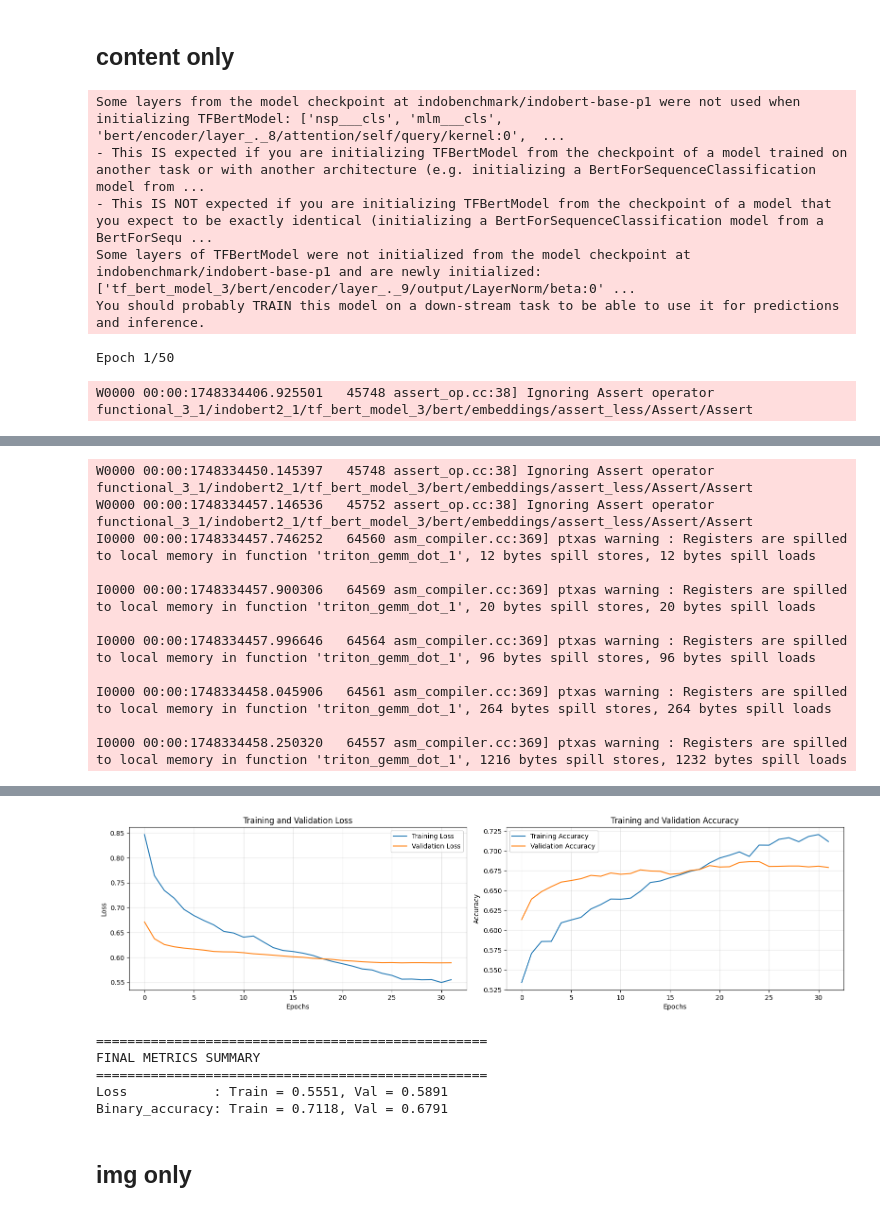
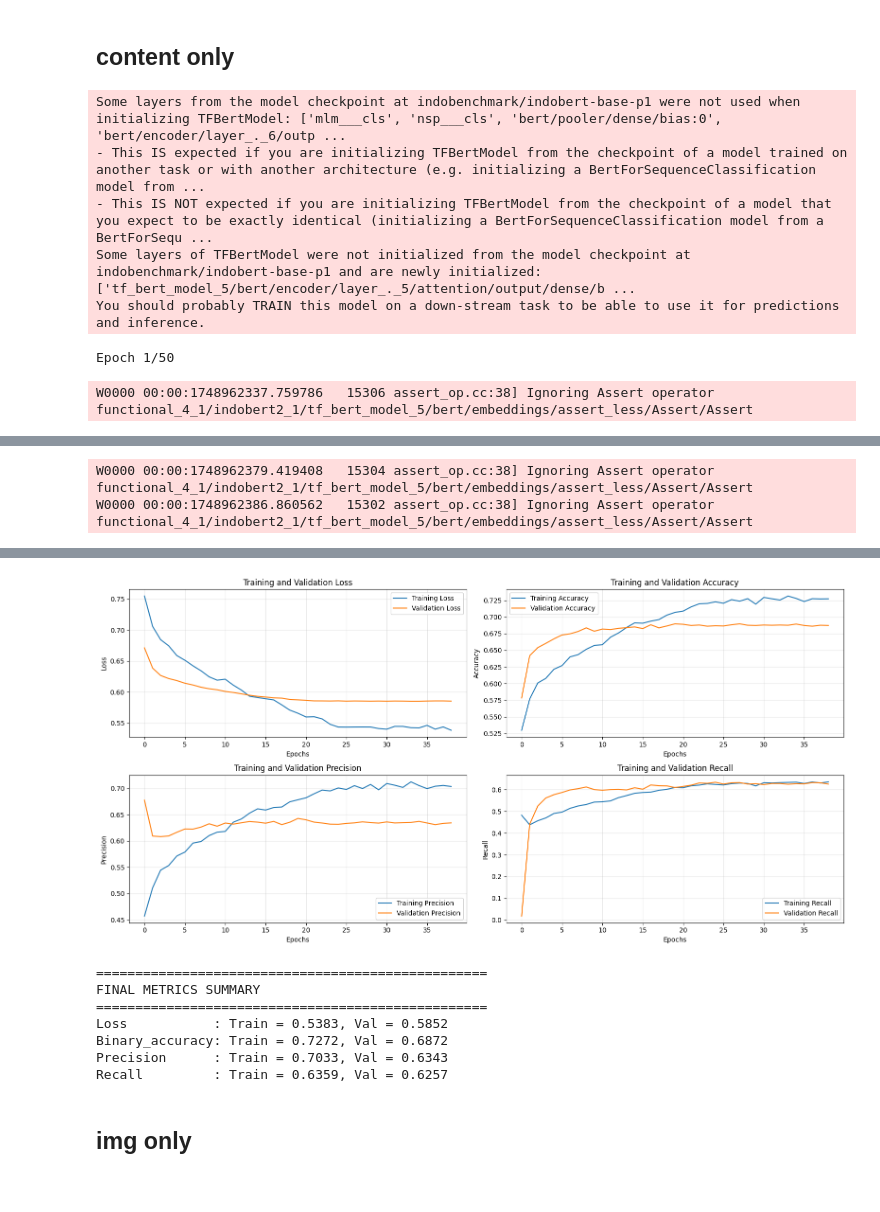
Before and after one commit to Sadrian69/Skripsi, a Jupyter notebook: tests.ipynb, the cells around one changed output, grey strips where cells are left out. Saved outputs shown, nothing was run; the diff lists cells and outputs as text; code cells hidden in the pictures.

Commit message:
Precision and Recall
Added precision and recall to metrics as well as the relevant graphs

```diff
--- a/tests.ipynb
+++ b/tests.ipynb
@@ -85,6 +85,7 @@ class BertEmbeddingLayer(tf.keras.layers.Layer):
 ## text only
 # %%
 def makemodel(output_bias=None):
+    # Text using IndoBertp1
     ids1 = tf.keras.layers.Input(shape=(32,), dtype=tf.int32, name="title")
     att1 = tf.keras.layers.Input(shape=(32,), dtype=tf.int32, name="titlemask")
     ids2 = tf.keras.layers.Input(shape=(128,), dtype=tf.int32, name="content")
@@ -117,7 +118,7 @@ def makemodel(output_bias=None):
 
     fin = tf.keras.layers.Dense(64, activation='relu')(fin)
     fin = tf.keras.layers.Dropout(0.2)(fin)
-    fin = tf.keras.layers.Dense(2, activation='softmax')(fin)
+    fin = tf.keras.layers.Dense(1, activation='sigmoid')(fin)
 
     final = tf.keras.Model(inputs=[ids1, att1, ids2, att2], outputs=fin)
 
@@ -127,7 +128,7 @@ def makemodel(output_bias=None):
     final.compile(
         loss = tf.keras.losses.BinaryCrossentropy(),
         optimizer=optimizer,
-        metrics=[tf.keras.metrics.BinaryAccuracy(),tf.keras.metrics.Precision(),tf.keras.metrics.Recall()]
+        metrics=[tf.keras.metrics.BinaryAccuracy(),tf.keras.metrics.Precision(name='precision'),tf.keras.metrics.Recall(name='recall')]
     )
 
     return final
@@ -366,7 +367,7 @@ def makemodel(output_bias=None):
 
     fin = tf.keras.layers.Dense(64, activation='relu')(fin)
     fin = tf.keras.layers.Dropout(0.2)(fin)
-    fin = tf.keras.layers.Dense(2, activation='softmax')(fin)
+    fin = tf.keras.layers.Dense(1, activation='sigmoid')(fin)
 
     final = tf.keras.Model(inputs=[ids1, att1, img1], outputs=fin)
 
@@ -376,7 +377,7 @@ def makemodel(output_bias=None):
     final.compile(
         loss = tf.keras.losses.BinaryCrossentropy(),
         optimizer=optimizer,
-        metrics=[tf.keras.metrics.BinaryAccuracy(),tf.keras.metrics.Precision(),tf.keras.metrics.Recall()]
+        metrics=[tf.keras.metrics.BinaryAccuracy(),tf.keras.metrics.Precision(name='precision'),tf.keras.metrics.Recall(name='recall')]
     )
 
     return final
@@ -557,7 +555,7 @@ def makemodel(output_bias=None):
 
     fin = tf.keras.layers.Dense(64, activation='relu')(fin)
     fin = tf.keras.layers.Dropout(0.2)(fin)
-    fin = tf.keras.layers.Dense(2, activation='softmax')(fin)
+    fin = tf.keras.layers.Dense(1, activation='sigmoid')(fin)
 
     final = tf.keras.Model(inputs=[ids2, att2, img1], outputs=fin)
 
@@ -567,7 +565,7 @@ def makemodel(output_bias=None):
     final.compile(
         loss = tf.keras.losses.BinaryCrossentropy(),
         optimizer=optimizer,
-        metrics=[tf.keras.metrics.BinaryAccuracy(),tf.keras.metrics.Precision(),tf.keras.metrics.Recall()]
+        metrics=[tf.keras.metrics.BinaryAccuracy(),tf.keras.metrics.Precision(name='precision'),tf.keras.metrics.Recall(name='recall')]
     )
 
     return final
@@ -709,6 +707,7 @@ def makemodel(output_bias=None):
     indobert1 = BertEmbeddingLayer(model_name="indobenchmark/indobert-base-p1", name="indobert1")
 
     title = indobert1([ids1, att1])
+
     fin = tf.keras.layers.BatchNormalization()(title)
 
     fin = tf.keras.layers.Dense(512, activation=None)(fin)
@@ -728,7 +727,7 @@ def makemodel(output_bias=None):
 
     fin = tf.keras.layers.Dense(64, activation='relu')(fin)
     fin = tf.keras.layers.Dropout(0.2)(fin)
-    fin = tf.keras.layers.Dense(2, activation='softmax')(fin)
+    fin = tf.keras.layers.Dense(1, activation='sigmoid')(fin)
 
     final = tf.keras.Model(inputs=[ids1, att1], outputs=fin)
 
@@ -738,7 +737,7 @@ def makemodel(output_bias=None):
     final.compile(
         loss = tf.keras.losses.BinaryCrossentropy(),
         optimizer=optimizer,
-        metrics=[tf.keras.metrics.BinaryAccuracy(),tf.keras.metrics.Precision(),tf.keras.metrics.Recall()]
+        metrics=[tf.keras.metrics.BinaryAccuracy(),tf.keras.metrics.Precision(name='precision'),tf.keras.metrics.Recall(name='recall')]
     )
 
     return final
@@ -943,7 +910,7 @@ def makemodel(output_bias=None):
 
     fin = tf.keras.layers.Dense(64, activation='relu')(fin)
     fin = tf.keras.layers.Dropout(0.2)(fin)
-    fin = tf.keras.layers.Dense(2, activation='softmax')(fin)
+    fin = tf.keras.layers.Dense(1, activation='sigmoid')(fin)
 
     final = tf.keras.Model(inputs=[ids2, att2], outputs=fin)
 
@@ -953,7 +920,7 @@ def makemodel(output_bias=None):
     final.compile(
         loss = tf.keras.losses.BinaryCrossentropy(),
         optimizer=optimizer,
-        metrics=[tf.keras.metrics.BinaryAccuracy(),tf.keras.metrics.Precision(),tf.keras.metrics.Recall()]
+        metrics=[tf.keras.metrics.BinaryAccuracy(),tf.keras.metrics.Precision(name='precision'),tf.keras.metrics.Recall(name='recall')]
     )
 
     return final
@@ -1055,10 +1022,10 @@ for metric in metrics_to_show:
         else:
             print()
 # %% [output]
-Some layers from the model checkpoint at indobenchmark/indobert-base-p1 were not used when initializing TFBertModel: ['nsp___cls', 'mlm___cls', 'bert/encoder/layer_._8/attention/self/query/kernel:0',  ...
+Some layers from the model checkpoint at indobenchmark/indobert-base-p1 were not used when initializing TFBertModel: ['mlm___cls', 'nsp___cls', 'bert/pooler/dense/bias:0', 'bert/encoder/layer_._6/outp ...
 - This IS expected if you are initializing TFBertModel from the checkpoint of a model trained on another task or with another architecture (e.g. initializing a BertForSequenceClassification model from ...
 - This IS NOT expected if you are initializing TFBertModel from the checkpoint of a model that you expect to be exactly identical (initializing a BertForSequenceClassification model from a BertForSequ ...
-Some layers of TFBertModel were not initialized from the model checkpoint at indobenchmark/indobert-base-p1 and are newly initialized: ['tf_bert_model_3/bert/encoder/layer_._9/output/LayerNorm/beta:0' ...
+Some layers of TFBertModel were not initialized from the model checkpoint at indobenchmark/indobert-base-p1 and are newly initialized: ['tf_bert_model_5/bert/encoder/layer_._5/attention/output/dense/b ...
 You should probably TRAIN this model on a down-stream task to be able to use it for predictions and inference.
 Epoch 1/50
-W0000 00:00:1748334406.925501   45748 assert_op.cc:38] Ignoring Assert operator functional_3_1/indobert2_1/tf_bert_model_3/bert/embeddings/assert_less/Assert/Assert
+W0000 00:00:1748962337.759786   15306 assert_op.cc:38] Ignoring Assert operator functional_4_1/indobert2_1/tf_bert_model_5/bert/embeddings/assert_less/Assert/Assert
@@ -1077,11 +1035,2 @@ I0000 00:00:1748334444.089879   64333 asm_compiler.cc:369] ptxas warning : Regis
-W0000 00:00:1748334450.145397   45748 assert_op.cc:38] Ignoring Assert operator functional_3_1/indobert2_1/tf_bert_model_3/bert/embeddings/assert_less/Assert/Assert
-W0000 00:00:1748334457.146536   45752 assert_op.cc:38] Ignoring Assert operator functional_3_1/indobert2_1/tf_bert_model_3/bert/embeddings/assert_less/Assert/Assert
-I0000 00:00:1748334457.746252   64560 asm_compiler.cc:369] ptxas warning : Registers are spilled to local memory in function 'triton_gemm_dot_1', 12 bytes spill stores, 12 bytes spill loads
-
-I0000 00:00:1748334457.900306   64569 asm_compiler.cc:369] ptxas warning : Registers are spilled to local memory in function 'triton_gemm_dot_1', 20 bytes spill stores, 20 bytes spill loads
-
-I0000 00:00:1748334457.996646   64564 asm_compiler.cc:369] ptxas warning : Registers are spilled to local memory in function 'triton_gemm_dot_1', 96 bytes spill stores, 96 bytes spill loads
-
-I0000 00:00:1748334458.045906   64561 asm_compiler.cc:369] ptxas warning : Registers are spilled to local memory in function 'triton_gemm_dot_1', 264 bytes spill stores, 264 bytes spill loads
-
-I0000 00:00:1748334458.250320   64557 asm_compiler.cc:369] ptxas warning : Registers are spilled to local memory in function 'triton_gemm_dot_1', 1216 bytes spill stores, 1232 bytes spill loads
+W0000 00:00:1748962379.419408   15304 assert_op.cc:38] Ignoring Assert operator functional_4_1/indobert2_1/tf_bert_model_5/bert/embeddings/assert_less/Assert/Assert
+W0000 00:00:1748962386.860562   15302 assert_op.cc:38] Ignoring Assert operator functional_4_1/indobert2_1/tf_bert_model_5/bert/embeddings/assert_less/Assert/Assert
@@ -1105,9 +1054,11 @@ Final training loss: 0.555109977722168
-[figure, old version]
+[figure, new version]
 ==================================================
 FINAL METRICS SUMMARY
 ==================================================
-Loss           : Train = 0.5551, Val = 0.5891
-Binary_accuracy: Train = 0.7118, Val = 0.6791
+Loss           : Train = 0.5383, Val = 0.5852
+Binary_accuracy: Train = 0.7272, Val = 0.6872
+Precision      : Train = 0.7033, Val = 0.6343
+Recall         : Train = 0.6359, Val = 0.6257
 # %% [markdown]
 ## img only
 # %%
```
Also changed, not shown: parts of 12 cells of this notebook, 5 other files.
